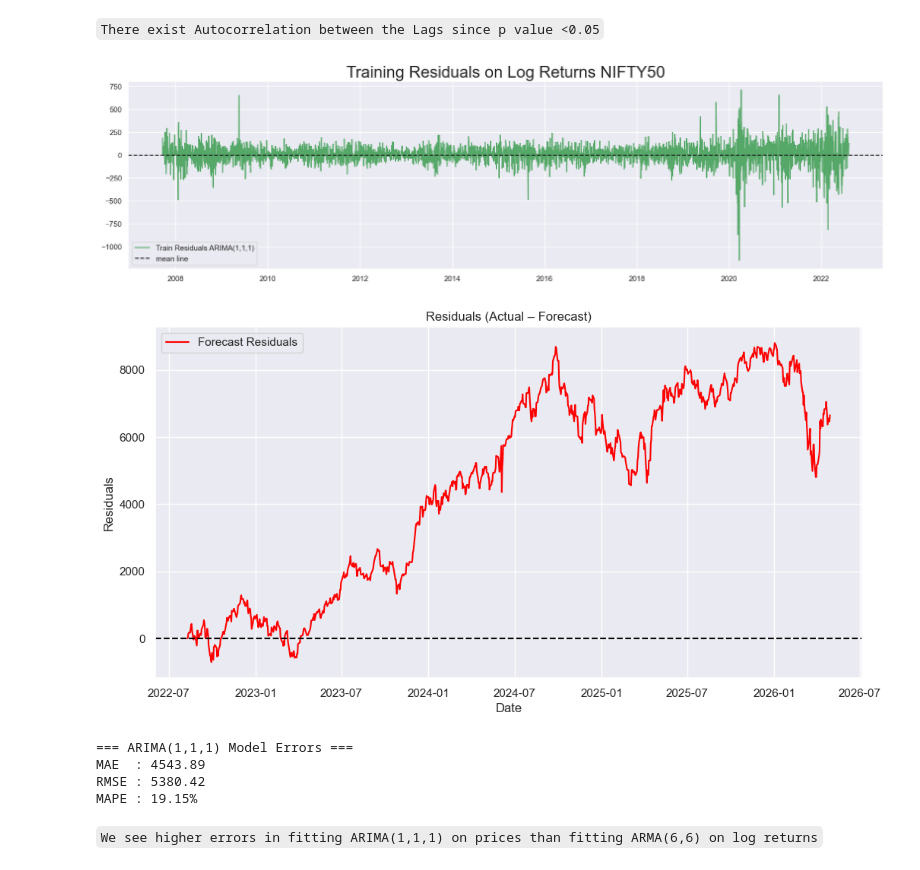
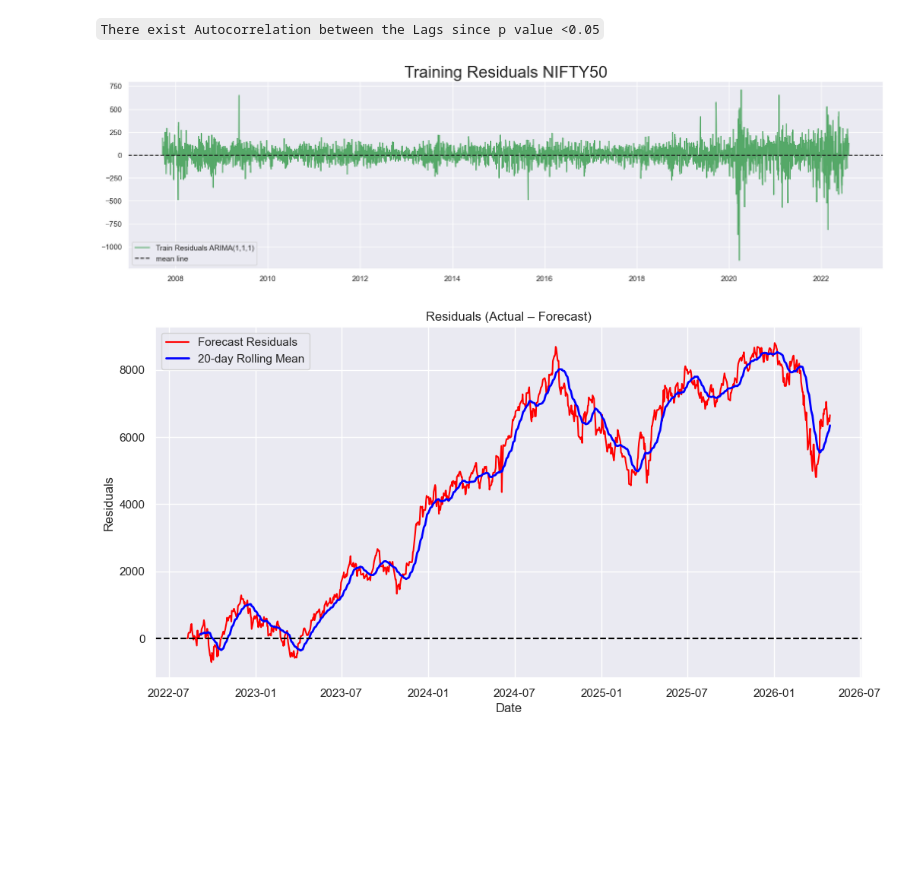
Before and after one commit to pradhumansoni/Time-Series-Analysis, a Jupyter notebook: Forecasting of Various Indexes/experiment_forecasting_nifty50.ipynb, the cells around one changed output. Saved outputs shown, nothing was run; the diff lists cells and outputs as text; code cells hidden in the pictures; blank space fills up the shorter version.

```diff
--- a/Forecasting of Various Indexes/experiment_forecasting_nifty50.ipynb
+++ b/Forecasting of Various Indexes/experiment_forecasting_nifty50.ipynb
@@ -1875,24 +1818,24 @@ if remainder > 0:
     rolling_predictions.extend(forecast_remainder)
 
 # Assign back to test dataframe
-nifty_test['arima_10day_rolling_forecast'] = rolling_predictions[:len(nifty_test)]
+nifty_test['arima111_10day_rolling_forecast'] = rolling_predictions[:len(nifty_test)]
 
 # -------- Metrics --------------------
-rmse = np.sqrt(mean_squared_error(nifty_test['price'][:len(rolling_predictions)],
+rmse_10dayrolling_arima111 = np.sqrt(mean_squared_error(nifty_test['price'][:len(rolling_predictions)],
                                    rolling_predictions[:len(nifty_test)]))
-mae = mean_absolute_error(nifty_test['price'][:len(rolling_predictions)],
+mae_10dayrolling_arima111 = mean_absolute_error(nifty_test['price'][:len(rolling_predictions)],
                            rolling_predictions[:len(nifty_test)])
 def mean_absolute_percentage_error(y_true, y_pred):
     y_true = np.array(y_true)
     y_pred = np.array(y_pred)
     return np.mean(np.abs((y_true - y_pred) / y_true)) * 100
 
-mape = mean_absolute_percentage_error(
+mape_10dayrolling_arima111 = mean_absolute_percentage_error(
     nifty_test['price'][:len(rolling_predictions)],
     rolling_predictions[:len(nifty_test)]
 )
 
-print(f"10-Day Rolling Forecast — RMSE: {rmse:.2f}, MAE: {mae:.2f}, MAPE: {mape:.2f}%")
+print(f"10-Day Rolling Forecast — RMSE: {rmse_10dayrolling_arima111:.2f}, MAE: {mae_10dayrolling_arima111:.2f}, MAPE: {mape_10dayrolling_arima111:.2f}%")
 
 
 # -------- Plot -----------------------
@@ -1939,24 +1882,24 @@ if remainder > 0:
     rolling_predictions.extend(forecast_remainder)
 
 # Assign back to test dataframe
-nifty_test['arima_20day_rolling_forecast'] = rolling_predictions[:len(nifty_test)]
+nifty_test['arima111_20day_rolling_forecast'] = rolling_predictions[:len(nifty_test)]
 
 # -------- Metrics --------------------
-rmse = np.sqrt(mean_squared_error(nifty_test['price'][:len(rolling_predictions)],
+rmse_20dayrolling_arima111 = np.sqrt(mean_squared_error(nifty_test['price'][:len(rolling_predictions)],
                                    rolling_predictions[:len(nifty_test)]))
-mae = mean_absolute_error(nifty_test['price'][:len(rolling_predictions)],
+mae_20dayrolling_arima111 = mean_absolute_error(nifty_test['price'][:len(rolling_predictions)],
                            rolling_predictions[:len(nifty_test)])
 def mean_absolute_percentage_error(y_true, y_pred):
     y_true = np.array(y_true)
     y_pred = np.array(y_pred)
     return np.mean(np.abs((y_true - y_pred) / y_true)) * 100
 
-mape = mean_absolute_percentage_error(
+mape_20dayrolling_arima111 = mean_absolute_percentage_error(
     nifty_test['price'][:len(rolling_predictions)],
     rolling_predictions[:len(nifty_test)]
 )
 
-print(f"20-Day Rolling Forecast — RMSE: {rmse:.2f}, MAE: {mae:.2f}, MAPE: {mape:.2f}%")
+print(f"20-Day Rolling Forecast — RMSE: {rmse_20dayrolling_arima111:.2f}, MAE: {mae_20dayrolling_arima111:.2f}, MAPE: {mape_20dayrolling_arima111:.2f}%")
 
 
 # -------- Plot -----------------------
@@ -2007,47 +1950,34 @@ acorr_ljungbox(resid_arima_111, lags=[10], return_df=True)
 plt.figure(figsize=(20,5))
 plt.plot(resid_arima_111[1:],color='g',label='Train Residuals ARIMA(1,1,1)')
 plt.axhline(nifty_df.returns.mean(),color='k',linestyle='--',label='mean line')
-plt.title("Training Residuals on Log Returns NIFTY50",size=24)
+plt.title("Training Residuals NIFTY50",size=24)
 plt.legend()
 plt.show()
 # %% [output]
-[figure, old version]
+[figure, new version]
 # %%
-# Plotting Forecasting Residuals of ARIMA(1,1,1) Model
+# Plotting Forecasting Residuals of ARIMA(1,1,1) Model On Entire test data at once
 
+forecast_resid_arima111 = nifty_test['price'] - nifty_test['arima_111_forecast']
 plt.figure(figsize=(12,6))
 
 # residual line
-plt.plot(nifty_test['price'] - nifty_test['arima_111_forecast'], color='red', label='Forecast Residuals')
+plt.plot(forecast_resid_arima111, color='red', label='Forecast Residuals')
+
+# 20- day rolling mean To check the trend
+plt.plot(forecast_resid_arima111.rolling(20).mean(), color='blue', label='20-day Rolling Mean', linewidth=2)
 
 # zero reference line
 plt.axhline(y=0, color='black', linestyle='--')
 
 # titles
 plt.title("Residuals (Actual – Forecast)")
 
 # labels
 plt.xlabel("Date")
 plt.ylabel("Residuals")
 
 plt.legend()
 plt.show()
 # %% [output]
-[figure, old version]
+[figure, new version]
-# %%
-# Errors ARIMA(1,1,1) Model
-mae  = mean_absolute_error(nifty_test['price'], nifty_test['arima_111_forecast'])
-rmse = np.sqrt(mean_squared_error(nifty_test['price'], nifty_test['arima_111_forecast']))
-mape = np.mean(np.abs((nifty_test['price'] - nifty_test['arima_111_forecast']) / nifty_test['price'])) * 100
-
-print('=== ARIMA(1,1,1) Model Errors ===')
-print(f'MAE  : {mae:.2f}')
-print(f'RMSE : {rmse:.2f}')
-print(f'MAPE : {mape:.2f}%')
-# %% [output]
-=== ARIMA(1,1,1) Model Errors ===
-MAE  : 4543.89
-RMSE : 5380.42
-MAPE : 19.15%
-# %% [markdown]
-`We see higher errors in fitting ARIMA(1,1,1) on prices than fitting ARMA(6,6) on log returns`
```
Also changed, not shown: parts of 35 cells of this notebook.
